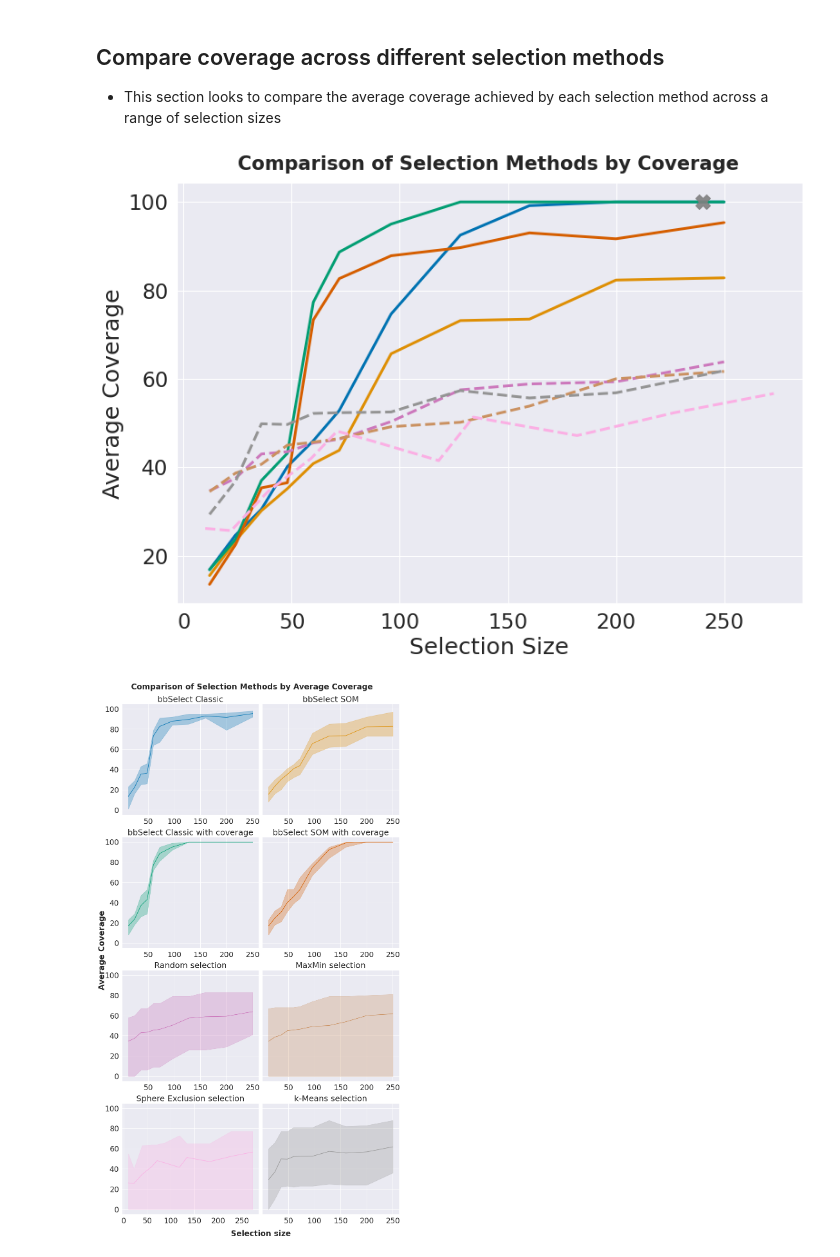
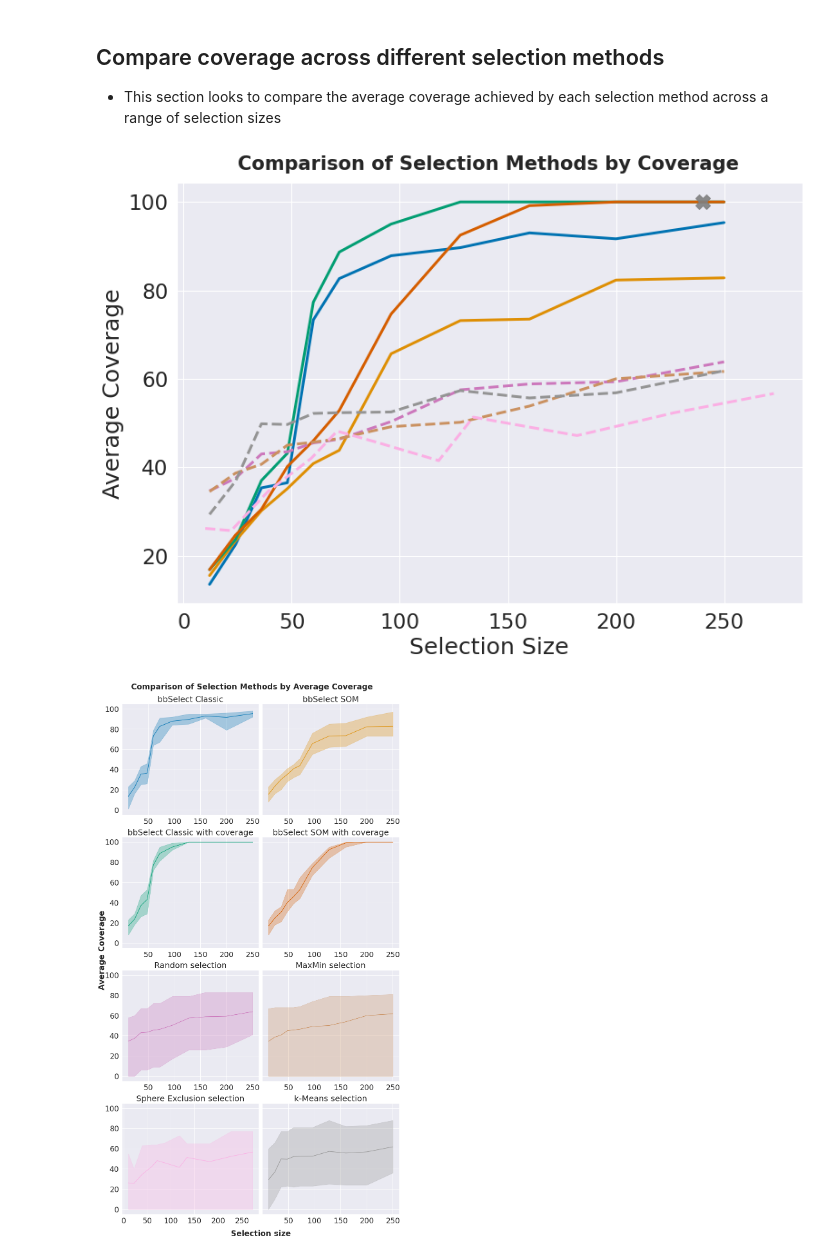
Before and after one commit to f-rianjongdee/bbSelect, a Jupyter notebook: method_comparisons/Comparison_of_diverse_selection_methods.ipynb, the cells around one changed output. Drawn from its saved outputs; the diff is of its cells as text; code cells hidden in the pictures.

```diff
--- a/method_comparisons/Comparison_of_diverse_selection_methods.ipynb
+++ b/method_comparisons/Comparison_of_diverse_selection_methods.ipynb
@@ -67,30 +67,30 @@ method_comparisons['min_coverage'] = method_comparisons[pharmacophore_columns].m
 # %%
 fig, axes = plt.subplots(figsize=(11, 8))
 
-for i, method in enumerate(method_comparisons['method'].unique()):
+for i, method in enumerate(method_name_alias_dict.keys()):
 
     df_filtered = method_comparisons.query(f'method == "{method}"')
     descriptive_name = method_name_alias_dict.get(method, method)
     if df_filtered['_method'].values[0] in ['som', 'classic']:
         linestyle = '-'
     else:
         linestyle = '--'
     # Plot the line for average coverage
     sns.lineplot(data=df_filtered, x='n_select', y='average_coverage', ax=axes, color=cp[i], ci=None, label=descriptive_name, linewidth = 3, linestyle = linestyle, palette = 'colorblind', legend = None)
 
 
 
 plt.plot(240,100,linewidth=4, marker ='X', fillstyle = 'full', markersize = 16, label = 'Full coverage', color = 'grey', alpha = 0.9)
 
 axes.set_ylabel('Average Coverage')
 axes.set_xlabel('Selection Size')
 fig.suptitle('Comparison of Selection Methods by Coverage', fontsize = 21, x = 0.55, fontweight='bold')
 fig.tight_layout()#rect=[0, 0, 1.3, 1])
 
 plt.tight_layout()
 plt.show()
 # %% [output]
-[figure, old version]
+[figure, new version]
 # %%
 fig, ax = plt.subplots(4, 2, sharex = False, sharey = True, figsize=(13, 24))
 
```
Also changed, not shown: parts of 3 cells of this notebook.
